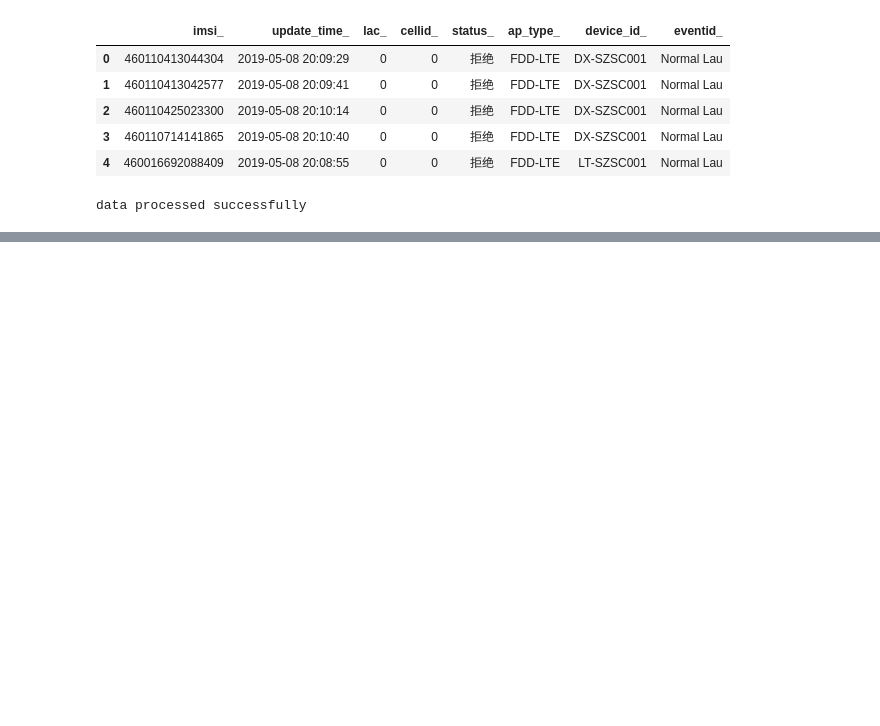
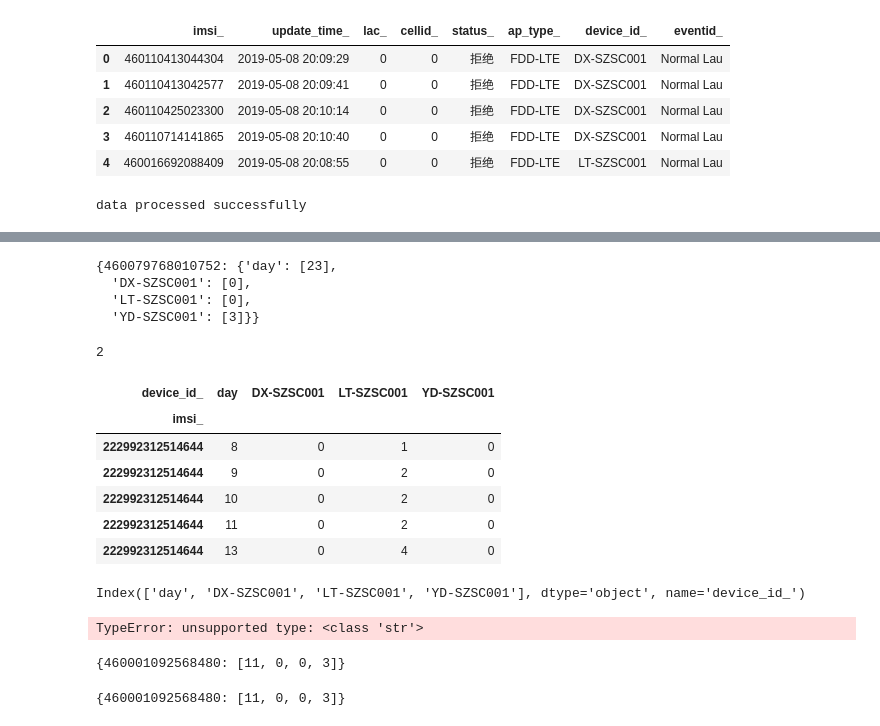
Before and after one commit to Miki123-gif/phone_project, a Jupyter notebook: Code Folder/3.Get Frequency.ipynb, the cells around one changed output, grey strips where cells are left out. Cells and saved outputs as stored; diff of their text form; code cells hidden in the pictures; blank space fills up the shorter version.

```diff
--- a/Code Folder/3.Get Frequency.ipynb
+++ b/Code Folder/3.Get Frequency.ipynb
@@ -146,0 +157,34 @@ week.head(15) # 表示第19周，第20周出现的频率
+# %%
+d = {}
+d[460079768010752] = {}
+d[460079768010752].update(day.loc[460079768010752,:].to_frame().T.to_dict('list'))
+d
+# %% [output]
+{460079768010752: {'day': [23],
+  'DX-SZSC001': [0],
+  'LT-SZSC001': [0],
+  'YD-SZSC001': [3]}}
+# %%
+try:
+    raise AttributeError
+except (TypeError,AttributeError) as reason:
+    if isinstance(reason, TypeError):
+        print(1)
+    else:
+        print(2)
+# %% [output]
+2
+# %%
+day.head()
+# %% [output]
+| device_id_ | day | DX-SZSC001 | LT-SZSC001 | YD-SZSC001 |
+| imsi_ |  |  |  |  |
+| 222992312514644 | 8 | 0 | 1 | 0 |
+| 222992312514644 | 9 | 0 | 2 | 0 |
+| 222992312514644 | 10 | 0 | 2 | 0 |
+| 222992312514644 | 11 | 0 | 2 | 0 |
+| 222992312514644 | 13 | 0 | 4 | 0 |
+# %%
+day.columns
+# %% [output]
+Index(['day', 'DX-SZSC001', 'LT-SZSC001', 'YD-SZSC001'], dtype='object', name='device_id_')
@@ -146,0 +204,14 @@ week.head(15) # 表示第19周，第20周出现的频率
+# %%
+d[460001092568480].update(day.loc[460001092568480,:].to_dict('list'))
+# %% [output]
+TypeError: unsupported type: <class 'str'>
+# %%
+d = {}
+d[460001092568480] = {}
+pd.DataFrame(day.loc[460001092568480,:]).to_dict('list')
+# %% [output]
+{460001092568480: [11, 0, 0, 3]}
+# %%
+pd.DataFrame(day.loc[460001092568480,:]).to_dict('list')
+# %% [output]
+{460001092568480: [11, 0, 0, 3]}
```
Also changed, not shown: parts of 22 cells of this notebook, 4 other files.
